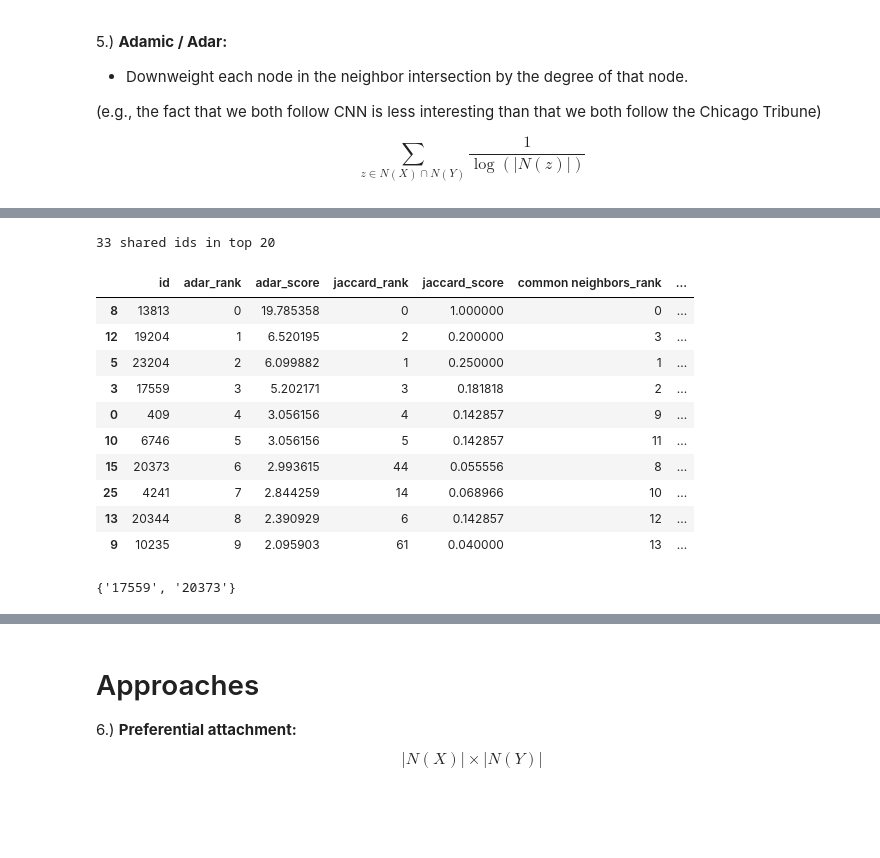
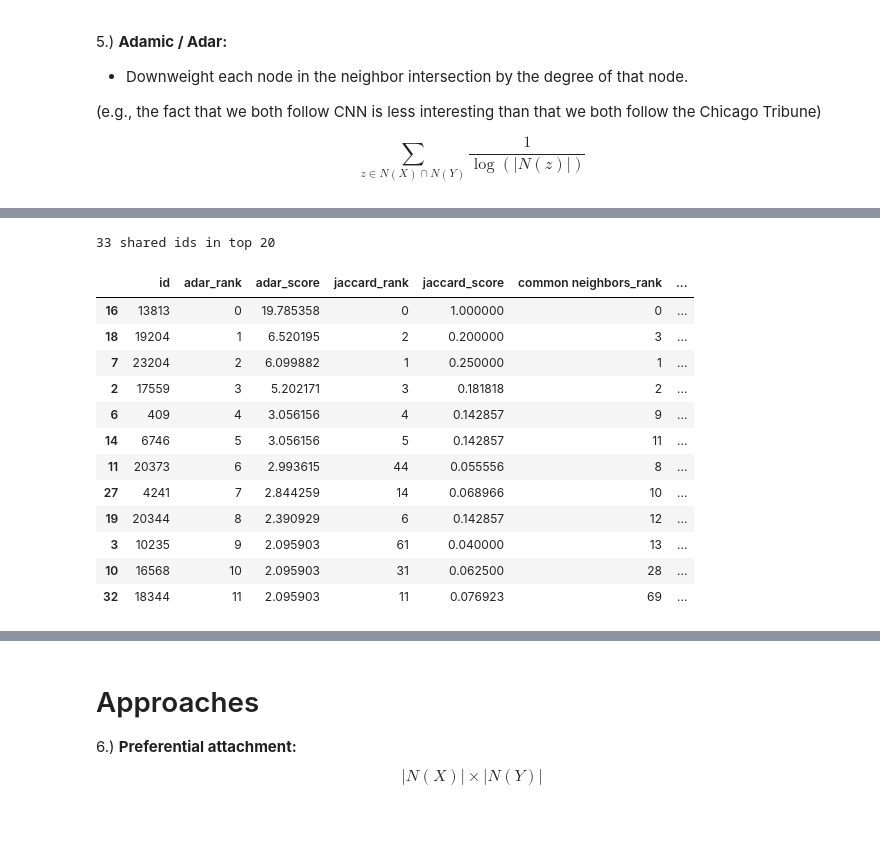
Before and after one commit to iit-cs579/main, a Jupyter notebook: lec/l07/l07.ipynb, the cells around one changed output, grey strips where cells are left out. Cells and saved outputs as stored; diff of their text form; code cells hidden in the pictures.

```diff
--- a/lec/l07/l07.ipynb
+++ b/lec/l07/l07.ipynb
@@ -52,11 +56,11 @@ graph.order()
 The one with the 500th most co-authors
 # %%
 degrees = graph.degree()
-author = sorted(degrees,
+author = sorted(degrees.items(),
                 key=lambda x: x[1],
                 reverse=True)[500][0]
 print('selected author %s with degree %d' %
-      (author, graph.degree(author)))
+      (author, graph.degree()[author]))
 # %% [output]
 selected author 13813 with degree 13
 # %% [markdown]
@@ -432,24 +488,21 @@ adar[:20]
 # %%
 df = compare_scores([adar, common_jaccard, common_neighbors],
                     ['adar', 'jaccard', 'common neighbors'],
                     20)
 
-df.sort_values('adar_rank').head(10)
+df.sort_values('adar_rank').head(12)
 # %% [output]
 33 shared ids in top 20
 |  | id | adar_rank | adar_score | jaccard_rank | jaccard_score | common neighbors_rank | ... |
-| 8 | 13813 | 0 | 19.785358 | 0 | 1.000000 | 0 | ... |
-| 12 | 19204 | 1 | 6.520195 | 2 | 0.200000 | 3 | ... |
-| 5 | 23204 | 2 | 6.099882 | 1 | 0.250000 | 1 | ... |
-| 3 | 17559 | 3 | 5.202171 | 3 | 0.181818 | 2 | ... |
-| 0 | 409 | 4 | 3.056156 | 4 | 0.142857 | 9 | ... |
-| 10 | 6746 | 5 | 3.056156 | 5 | 0.142857 | 11 | ... |
-| 15 | 20373 | 6 | 2.993615 | 44 | 0.055556 | 8 | ... |
-| 25 | 4241 | 7 | 2.844259 | 14 | 0.068966 | 10 | ... |
-| 13 | 20344 | 8 | 2.390929 | 6 | 0.142857 | 12 | ... |
-| 9 | 10235 | 9 | 2.095903 | 61 | 0.040000 | 13 | ... |
+| 16 | 13813 | 0 | 19.785358 | 0 | 1.000000 | 0 | ... |
+| 18 | 19204 | 1 | 6.520195 | 2 | 0.200000 | 3 | ... |
+| 7 | 23204 | 2 | 6.099882 | 1 | 0.250000 | 1 | ... |
+| 2 | 17559 | 3 | 5.202171 | 3 | 0.181818 | 2 | ... |
+| 6 | 409 | 4 | 3.056156 | 4 | 0.142857 | 9 | ... |
+| 14 | 6746 | 5 | 3.056156 | 5 | 0.142857 | 11 | ... |
+| 11 | 20373 | 6 | 2.993615 | 44 | 0.055556 | 8 | ... |
+| 27 | 4241 | 7 | 2.844259 | 14 | 0.068966 | 10 | ... |
+| 19 | 20344 | 8 | 2.390929 | 6 | 0.142857 | 12 | ... |
+| 3 | 10235 | 9 | 2.095903 | 61 | 0.040000 | 13 | ... |
+| 10 | 16568 | 10 | 2.095903 | 31 | 0.062500 | 28 | ... |
+| 32 | 18344 | 11 | 2.095903 | 11 | 0.076923 | 69 | ... |
-# %%
-# Look at one discrepancy:
-set(graph.neighbors(author)) & set(graph.neighbors('25034'))
-# %% [output]
-{'17559', '20373'}
```
Also changed, not shown: parts of 22 cells of this notebook.
